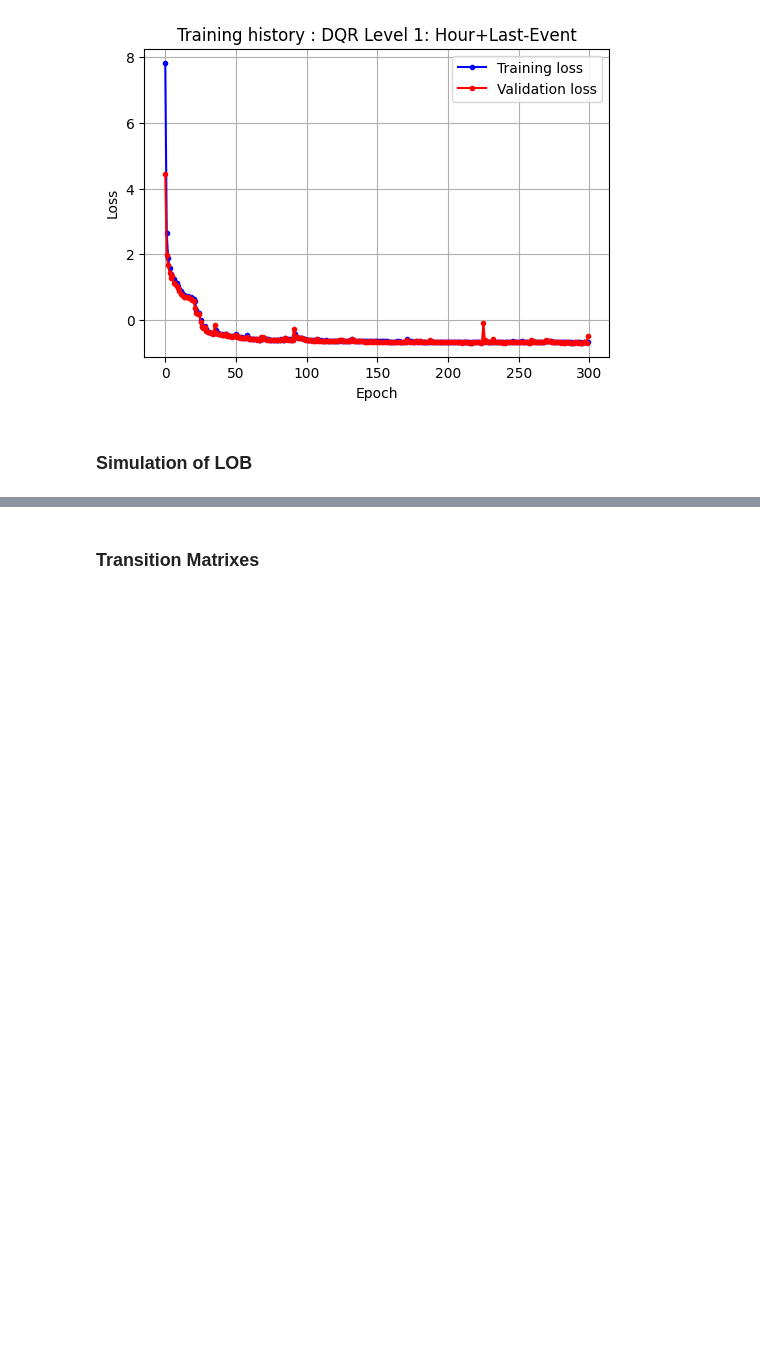
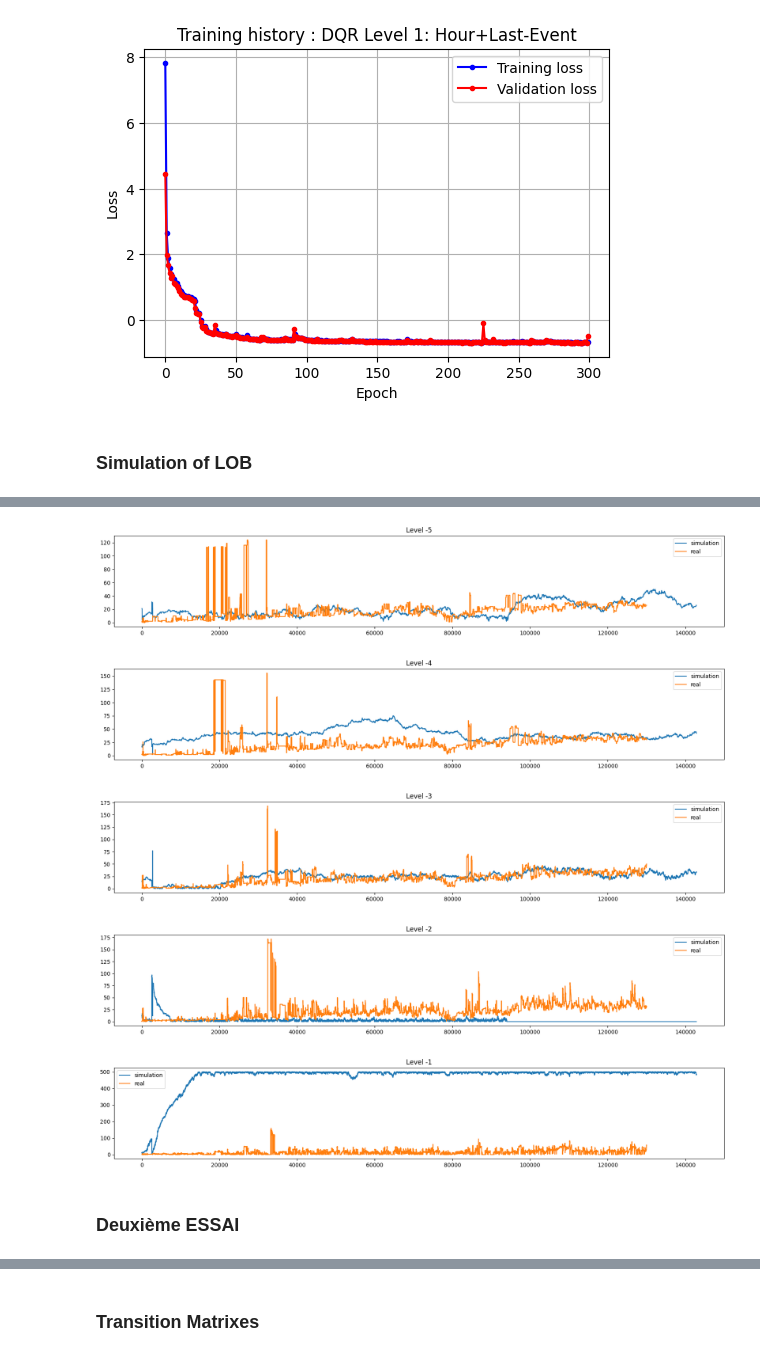
Before and after one commit to archer-paul/DeepQR-Microstructure, a Jupyter notebook: deepNN.ipynb, the cells around one changed output, grey strips where cells are left out. Cells and saved outputs as stored; diff of their text form; code cells hidden in the pictures; blank space fills up the shorter version.

```diff
--- a/deepNN.ipynb
+++ b/deepNN.ipynb
@@ -239,0 +729,15 @@ model_level_5 = get_or_train_model(
+# %%
+for i in range(-5,0):
+    plt.figure(figsize=(20, 3))
+    df_sim[f"Q_{i}"].plot(figsize=(20, 3), label="simulation")
+    df_norm[f"Q_{i}"][:130000].plot(figsize=(20, 3), label="real")
+    plt.legend()
+    plt.title(f"Level {i}")
+# %% [output]
+[figure, added]
+[figure, added]
+[figure, added]
+[figure, added]
+[figure, added]
+# %% [markdown]
+### Deuxième ESSAI ###
```
Also changed, not shown: parts of 19 cells of this notebook.
